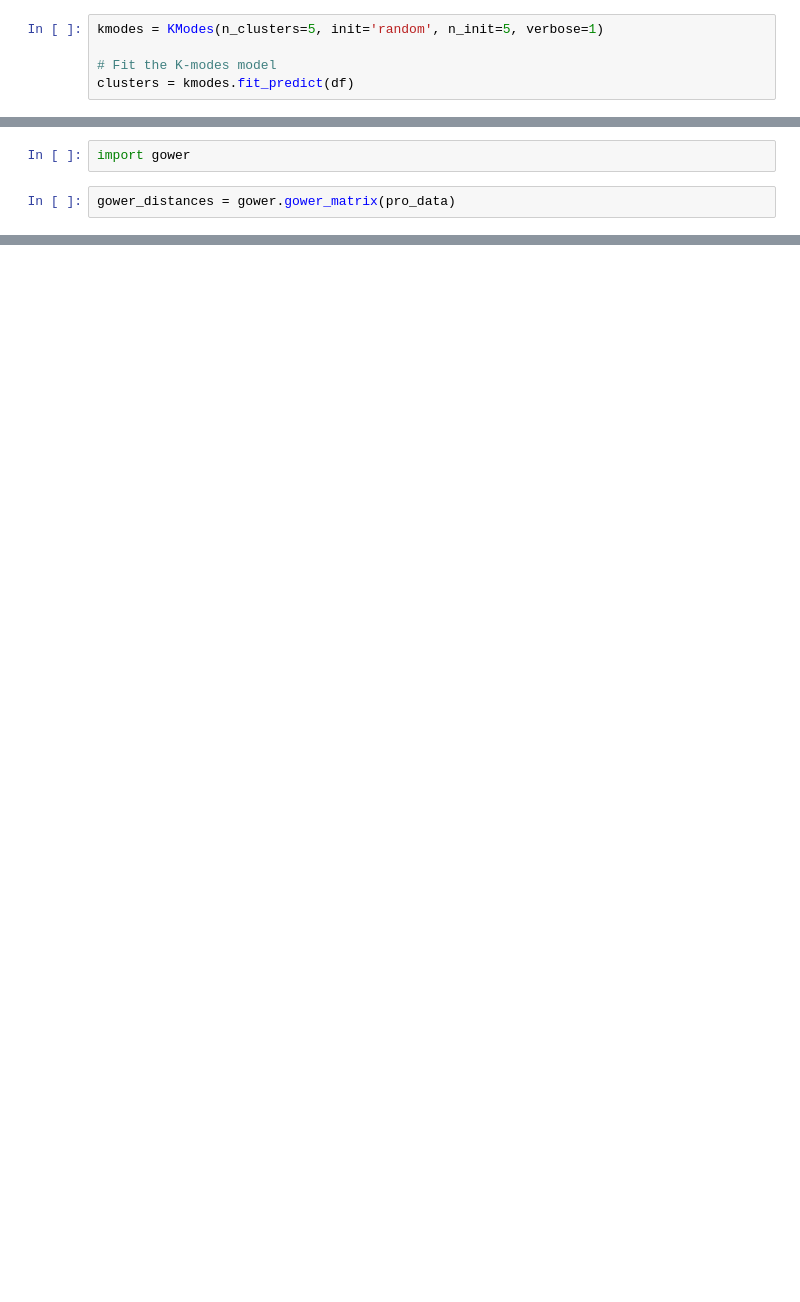
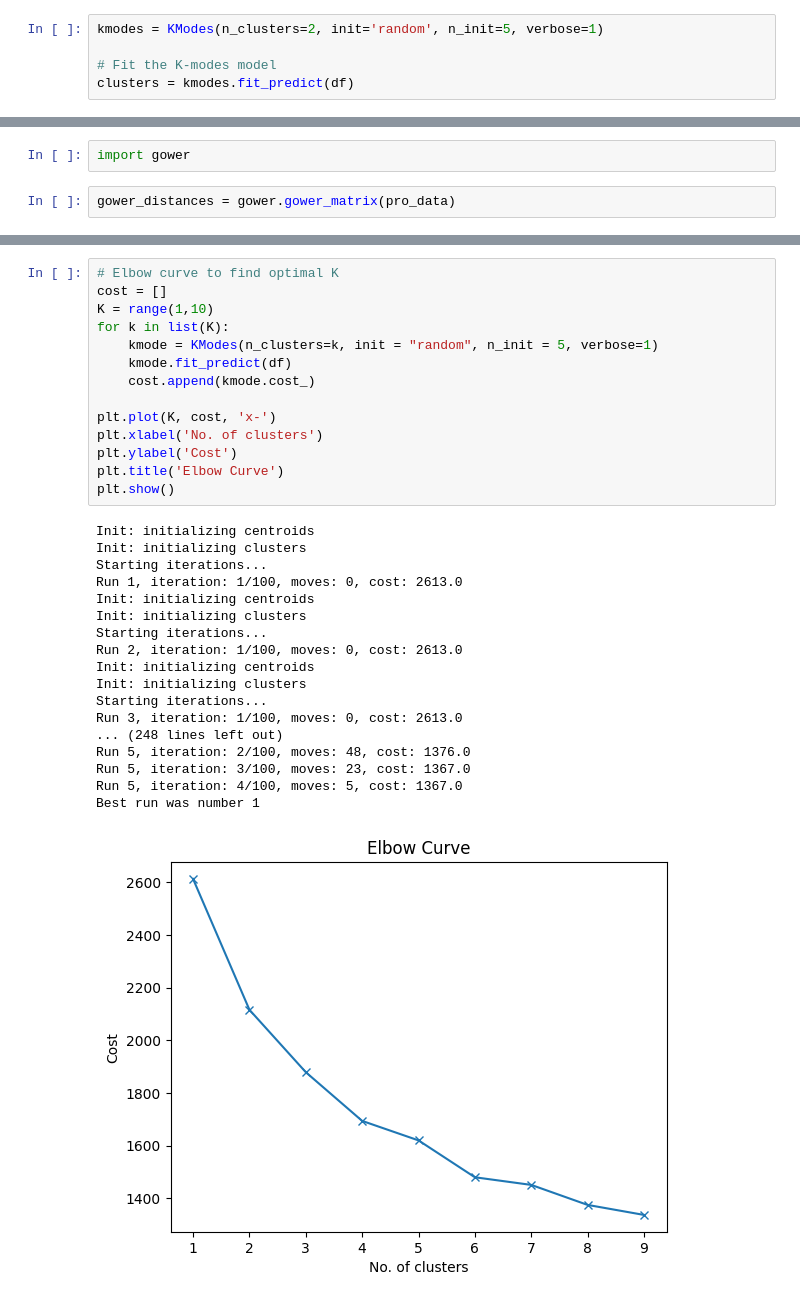
Before and after one commit to esoto15/text-tone-preference-analysis, a Jupyter notebook: kmodes.ipynb, the cells around one changed output, grey strips where cells are left out. Drawn from its saved outputs; the diff is of its cells as text; blank space fills up the shorter version.

```diff
--- a/kmodes.ipynb
+++ b/kmodes.ipynb
@@ -61,5 +61,5 @@ Best run was number 4
 # %%
-kmodes = KModes(n_clusters=5, init='random', n_init=5, verbose=1)
+kmodes = KModes(n_clusters=2, init='random', n_init=5, verbose=1)
 
 # Fit the K-modes model
 clusters = kmodes.fit_predict(df)
@@ -260,0 +281,33 @@ array([[0.  , 0.68, 0.66, ..., 0.68, 0.46, 0.66],
+# %%
+# Elbow curve to find optimal K
+cost = []
+K = range(1,10)
+for k in list(K):
+    kmode = KModes(n_clusters=k, init = "random", n_init = 5, verbose=1)
+    kmode.fit_predict(df)
+    cost.append(kmode.cost_)
+
+plt.plot(K, cost, 'x-')
+plt.xlabel('No. of clusters')
+plt.ylabel('Cost')
+plt.title('Elbow Curve')
+plt.show()
+# %% [output]
+Init: initializing centroids
+Init: initializing clusters
+Starting iterations...
+Run 1, iteration: 1/100, moves: 0, cost: 2613.0
+Init: initializing centroids
+Init: initializing clusters
+Starting iterations...
+Run 2, iteration: 1/100, moves: 0, cost: 2613.0
+Init: initializing centroids
+Init: initializing clusters
+Starting iterations...
+Run 3, iteration: 1/100, moves: 0, cost: 2613.0
+... (248 lines left out)
+Run 5, iteration: 2/100, moves: 48, cost: 1376.0
+Run 5, iteration: 3/100, moves: 23, cost: 1367.0
+Run 5, iteration: 4/100, moves: 5, cost: 1367.0
+Best run was number 1
+[figure, added]
```
Also changed, not shown: parts of 13 cells of this notebook, 2 other files.
